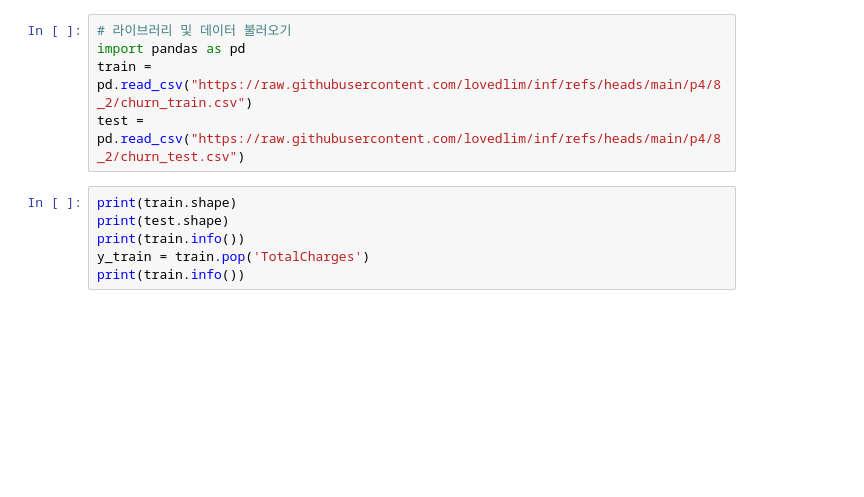
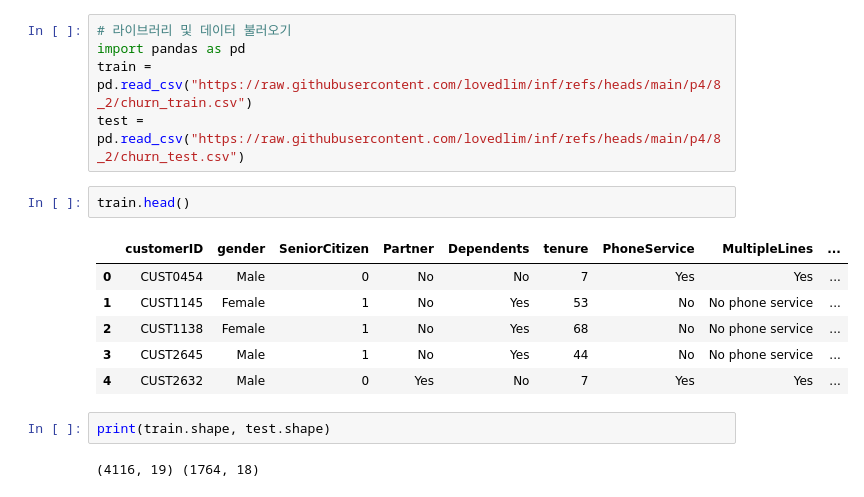
Before and after one commit to JudeSeo/BigData, a Jupyter notebook: Lecture/18-2.ipynb, the cells around one changed output. Saved outputs shown, nothing was run; the diff lists cells and outputs as text; blank space fills up the shorter version.

```diff
--- a/Lecture/18-2.ipynb
+++ b/Lecture/18-2.ipynb
@@ -3,9 +3,16 @@
 import pandas as pd
 train = pd.read_csv("https://raw.githubusercontent.com/lovedlim/inf/refs/heads/main/p4/8_2/churn_train.csv")
 test = pd.read_csv("https://raw.githubusercontent.com/lovedlim/inf/refs/heads/main/p4/8_2/churn_test.csv")
+# %%
+train.head()
+# %% [output]
+|  | customerID | gender | SeniorCitizen | Partner | Dependents | tenure | PhoneService | MultipleLines | ... |
+| 0 | CUST0454 | Male | 0 | No | No | 7 | Yes | Yes | ... |
+| 1 | CUST1145 | Female | 1 | No | Yes | 53 | No | No phone service | ... |
+| 2 | CUST1138 | Female | 1 | No | Yes | 68 | No | No phone service | ... |
+| 3 | CUST2645 | Male | 1 | No | Yes | 44 | No | No phone service | ... |
+| 4 | CUST2632 | Male | 0 | Yes | No | 7 | Yes | Yes | ... |
 # %%
-print(train.shape)
-print(test.shape)
-print(train.info())
-y_train = train.pop('TotalCharges')
-print(train.info())
+print(train.shape, test.shape)
+# %% [output]
+(4116, 19) (1764, 18)
```
Also changed, not shown: parts of 13 cells of this notebook.
